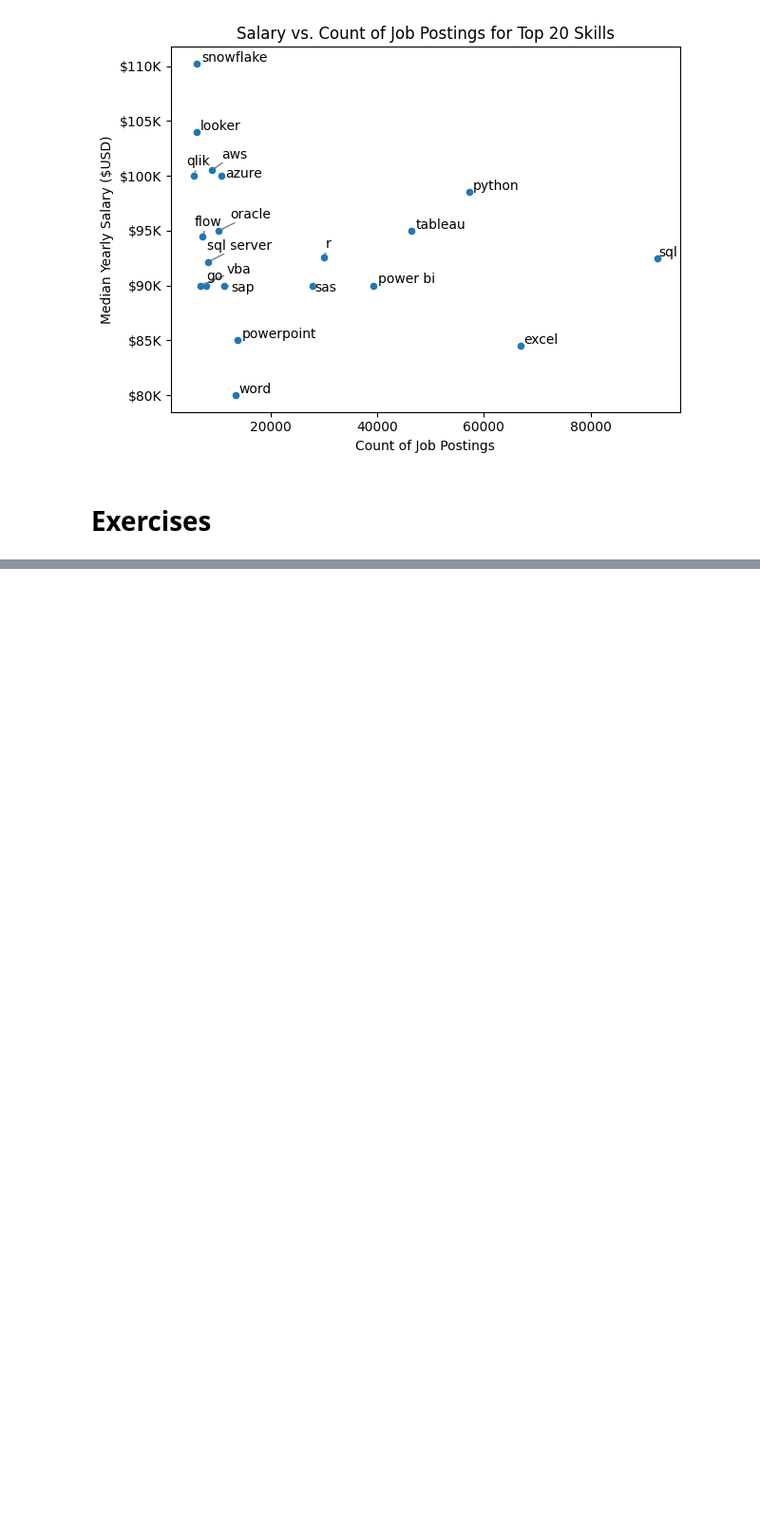
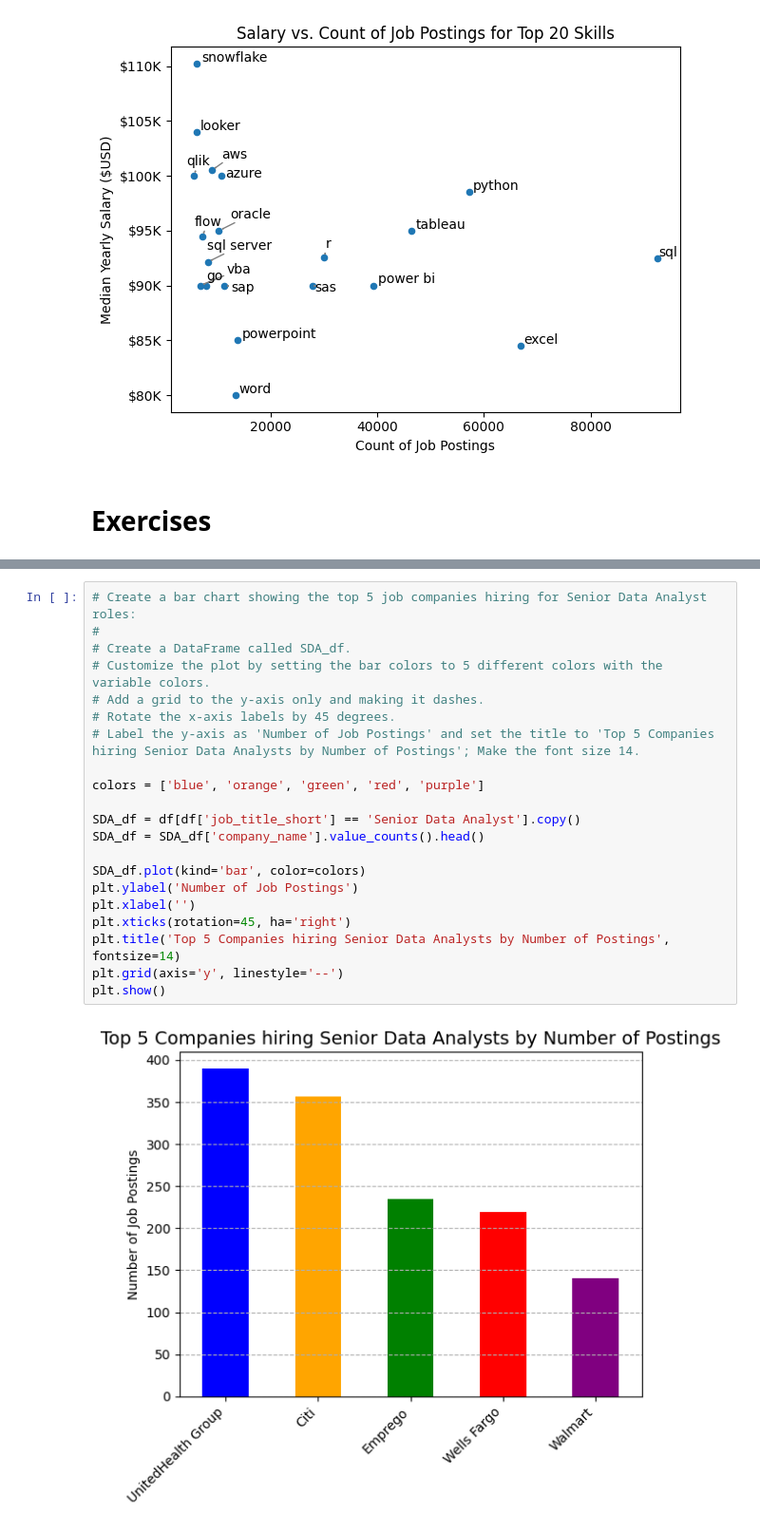
Before and after one commit to AdamWiercioch95/Python_Data_Exercises, a Jupyter notebook: matplotlib/4_Matplotlib_Advanced_Customization.ipynb, the cells around one changed output, grey strips where cells are left out. Shown: that part at 95% size. Cells and saved outputs as stored; diff of their text form; blank space fills up the shorter version.

```diff
--- a/matplotlib/4_Matplotlib_Advanced_Customization.ipynb
+++ b/matplotlib/4_Matplotlib_Advanced_Customization.ipynb
@@ -110,0 +129,23 @@ plt.show()
+# %%
+# Create a bar chart showing the top 5 job companies hiring for Senior Data Analyst roles:
+#
+# Create a DataFrame called SDA_df.
+# Customize the plot by setting the bar colors to 5 different colors with the variable colors.
+# Add a grid to the y-axis only and making it dashes.
+# Rotate the x-axis labels by 45 degrees.
+# Label the y-axis as 'Number of Job Postings' and set the title to 'Top 5 Companies hiring Senior Data Analysts by Number of Postings'; Make the font size 14.
+
+colors = ['blue', 'orange', 'green', 'red', 'purple']
+
+SDA_df = df[df['job_title_short'] == 'Senior Data Analyst'].copy()
+SDA_df = SDA_df['company_name'].value_counts().head()
+
+SDA_df.plot(kind='bar', color=colors)
+plt.ylabel('Number of Job Postings')
+plt.xlabel('')
+plt.xticks(rotation=45, ha='right')
+plt.title('Top 5 Companies hiring Senior Data Analysts by Number of Postings', fontsize=14)
+plt.grid(axis='y', linestyle='--')
+plt.show()
+# %% [output]
+[figure, added]
```
Also changed, not shown: parts of 1 cell of this notebook.
